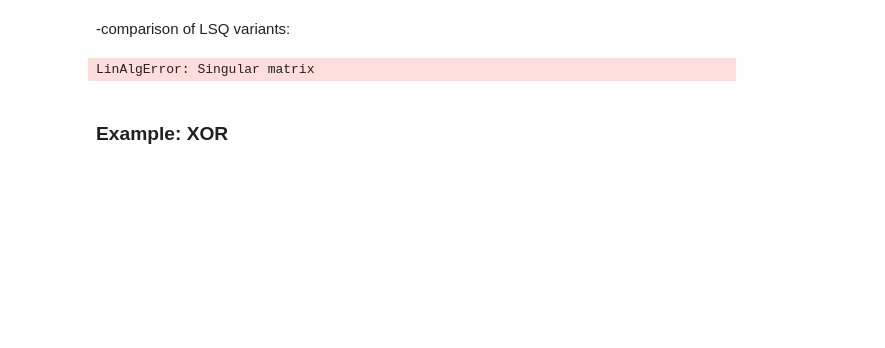
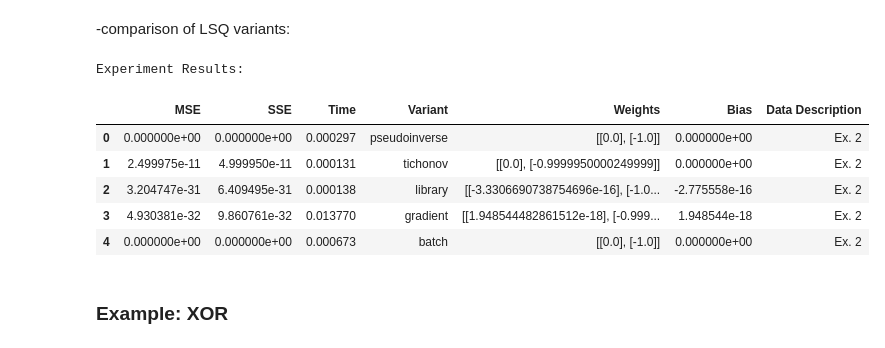
Before and after one commit to reitezuz/18NES1-2026, a Jupyter notebook: week03/linear_neuron.ipynb, the cells around one changed output. Drawn from its saved outputs; the diff is of its cells as text; code cells hidden in the pictures; blank space fills up the shorter version.

```diff
--- a/week03/linear_neuron.ipynb
+++ b/week03/linear_neuron.ipynb
@@ -532,7 +532,7 @@ true_outputs = np.array([1, -1])
 #variant = "library"
 variant = "pseudoinverse"
 #variant = "tichonov"
-# variant = "naive"
+variant = "naive"
 
 # Linear Neuron parameters:
 init_method = 'random'
@@ -545,6 +545,8 @@ elif variant == "pseudoinverse":
     perceptron.LSQ_pseudoinverse(inputs, true_outputs)
 elif variant == "tichonov":
     perceptron.LSQ_tichonov(inputs, true_outputs)
+elif variant == "naive":
+    perceptron.LSQ_naive(inputs, true_outputs)
 
 # Print summary:
 print(perceptron)
@@ -581,19 +573,26 @@ MAE error: 0.0
 # %%
 # Example 2 from the presentation:
 # Data and parameters:
 inputs = np.array([[1, -1], [1, 1]])
 true_outputs = np.array([1, -1])
 data_description = "Ex. 2"
 init_method = 'zero'
 
 # Run experiment:
 experiment_results_1 = pd.DataFrame(columns=['MSE', 'SSE', 'Time', 'Variant', 'Weights', 'Bias', 'Data Description'])
-for variant in ['naive', 'pseudoinverse', 'tichonov', 'library', 'gradient', 'batch']:
+#for variant in ['naive', 'pseudoinverse', 'tichonov', 'library', 'gradient', 'batch']:
+for variant in ['pseudoinverse', 'tichonov', 'library', 'gradient', 'batch']:
     run_example_LSQ(experiment_results_1, inputs, true_outputs, init_method, variant, data_description)
 print("\nExperiment Results:")
 experiment_results_1 #.round(5)
 # %% [output]
-LinAlgError: Singular matrix
+Experiment Results:
+|  | MSE | SSE | Time | Variant | Weights | Bias | Data Description |
+| 0 | 0.000000e+00 | 0.000000e+00 | 0.000297 | pseudoinverse | [[0.0], [-1.0]] | 0.000000e+00 | Ex. 2 |
+| 1 | 2.499975e-11 | 4.999950e-11 | 0.000131 | tichonov | [[0.0], [-0.9999950000249999]] | 0.000000e+00 | Ex. 2 |
+| 2 | 3.204747e-31 | 6.409495e-31 | 0.000138 | library | [[-3.3306690738754696e-16], [-1.0... | -2.775558e-16 | Ex. 2 |
+| 3 | 4.930381e-32 | 9.860761e-32 | 0.013770 | gradient | [[1.948544482861512e-18], [-0.999... | 1.948544e-18 | Ex. 2 |
+| 4 | 0.000000e+00 | 0.000000e+00 | 0.000673 | batch | [[0.0], [-1.0]] | 0.000000e+00 | Ex. 2 |
 # %% [markdown]
 ### Example: XOR
 # %%
```
Also changed, not shown: parts of 18 cells of this notebook.
